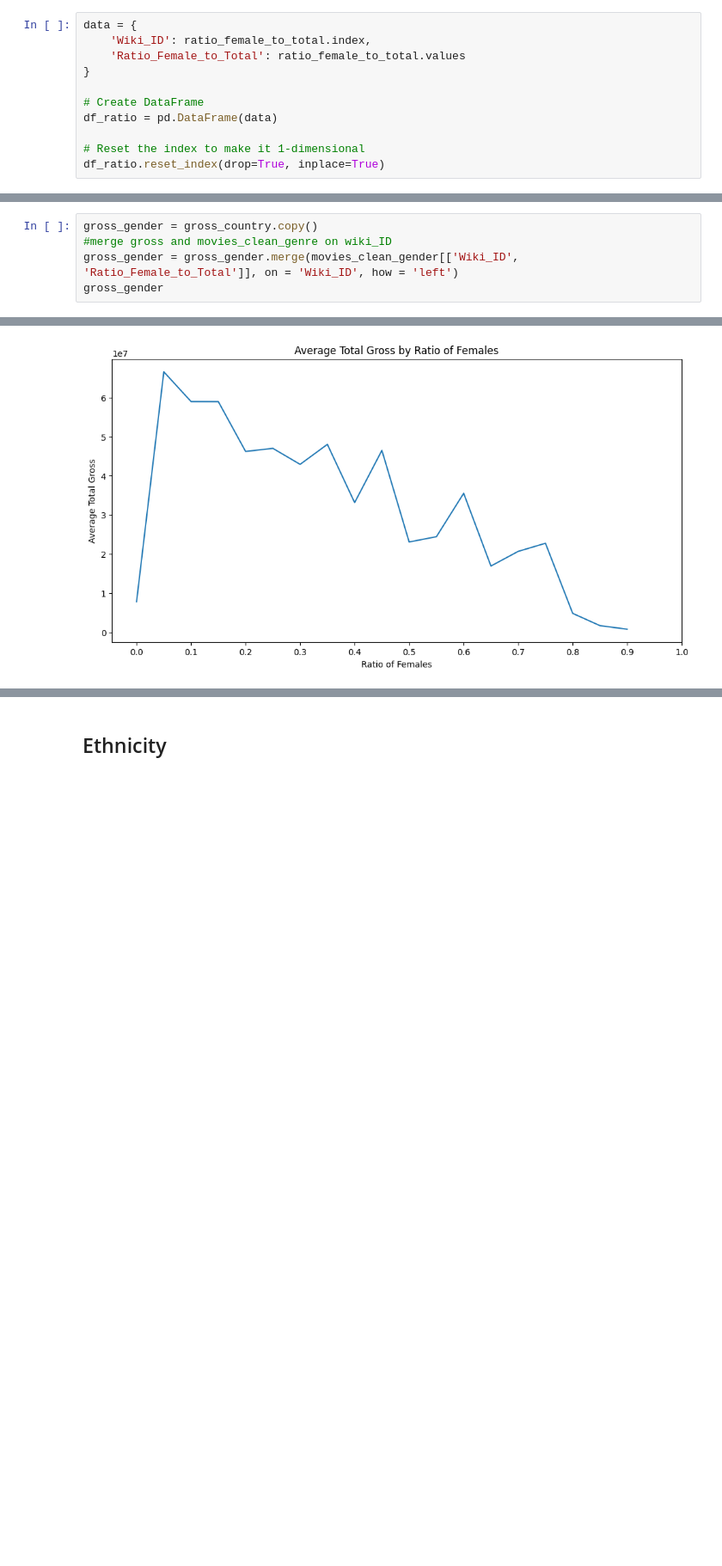
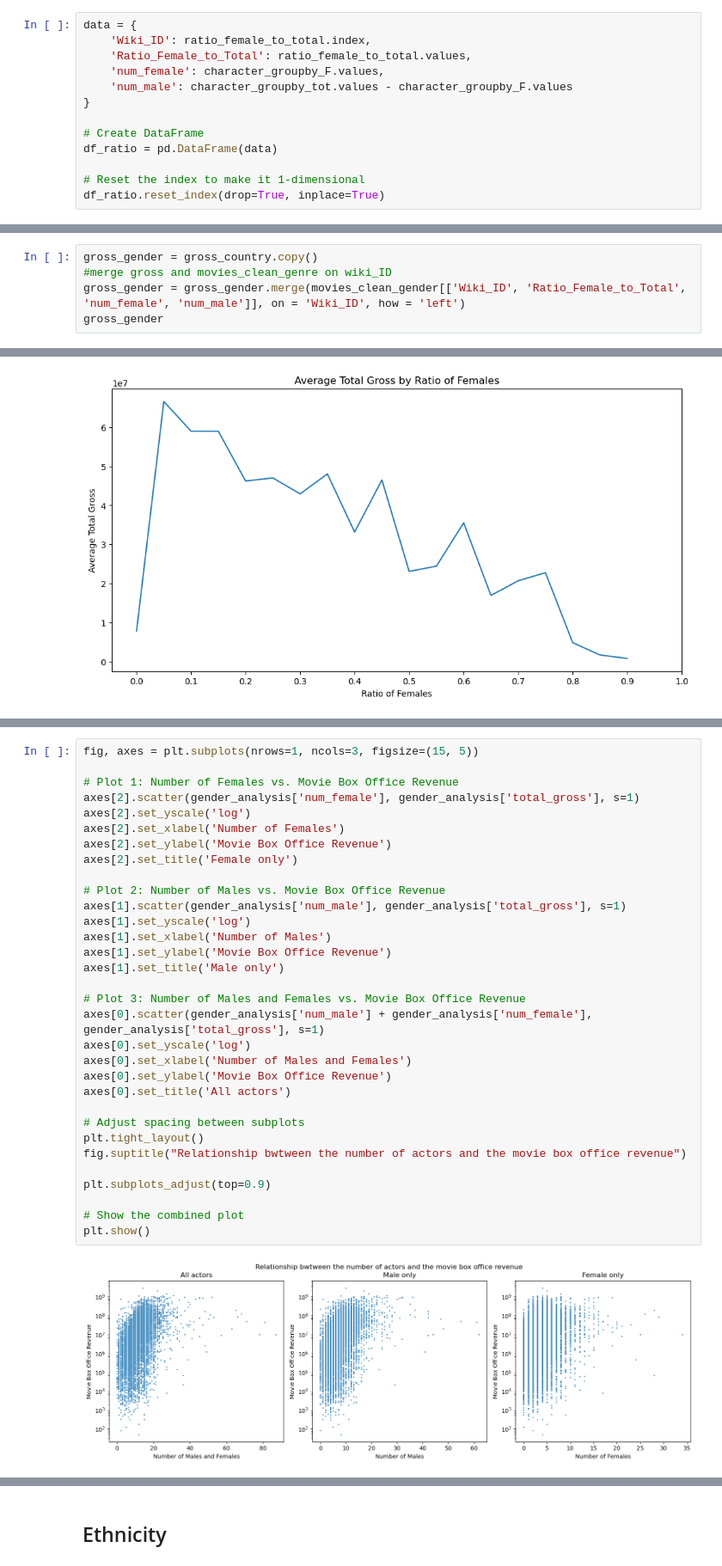
Before and after one commit to epfl-ada/ada-2023-project-nada2023, a Jupyter notebook: notebook.ipynb, the cells around one changed output, grey strips where cells are left out. Shown: that part at 86% size. Cells and saved outputs as stored; diff of their text form; blank space fills up the shorter version.

Commit message:
gender graphs almost all done

```diff
--- a/notebook.ipynb
+++ b/notebook.ipynb
@@ -161,7 +162,9 @@ ratio_female_to_total = character_groupby_F / character_groupby_tot
 # %%
 data = {
     'Wiki_ID': ratio_female_to_total.index,
-    'Ratio_Female_to_Total': ratio_female_to_total.values
+    'Ratio_Female_to_Total': ratio_female_to_total.values,
+    'num_female': character_groupby_F.values,
+    'num_male': character_groupby_tot.values - character_groupby_F.values
 }
 
 # Create DataFrame
@@ -183,7 +186,7 @@ movies_clean_gender.head()
 # %%
 gross_gender = gross_country.copy()
 #merge gross and movies_clean_genre on wiki_ID
-gross_gender = gross_gender.merge(movies_clean_gender[['Wiki_ID', 'Ratio_Female_to_Total']], on = 'Wiki_ID', how = 'left')
+gross_gender = gross_gender.merge(movies_clean_gender[['Wiki_ID', 'Ratio_Female_to_Total', 'num_female', 'num_male']], on = 'Wiki_ID', how = 'left')
 gross_gender
 # %% [output]
 |  | tconst | Wiki_ID | Freebase_ID | country | movie | gross | release_date | genres | countries | ... |
@@ -605,0 +611,34 @@ plt.show()
+# %%
+fig, axes = plt.subplots(nrows=1, ncols=3, figsize=(15, 5))
+
+# Plot 1: Number of Females vs. Movie Box Office Revenue
+axes[2].scatter(gender_analysis['num_female'], gender_analysis['total_gross'], s=1)
+axes[2].set_yscale('log')
+axes[2].set_xlabel('Number of Females')
+axes[2].set_ylabel('Movie Box Office Revenue')
+axes[2].set_title('Female only')
+
+# Plot 2: Number of Males vs. Movie Box Office Revenue
+axes[1].scatter(gender_analysis['num_male'], gender_analysis['total_gross'], s=1)
+axes[1].set_yscale('log')
+axes[1].set_xlabel('Number of Males')
+axes[1].set_ylabel('Movie Box Office Revenue')
+axes[1].set_title('Male only')
+
+# Plot 3: Number of Males and Females vs. Movie Box Office Revenue
+axes[0].scatter(gender_analysis['num_male'] + gender_analysis['num_female'], gender_analysis['total_gross'], s=1)
+axes[0].set_yscale('log')
+axes[0].set_xlabel('Number of Males and Females')
+axes[0].set_ylabel('Movie Box Office Revenue')
+axes[0].set_title('All actors')
+
+# Adjust spacing between subplots
+plt.tight_layout()
+fig.suptitle("Relationship bwtween the number of actors and the movie box office revenue")
+
+plt.subplots_adjust(top=0.9)
+
+# Show the combined plot
+plt.show()
+# %% [output]
+[figure, added]
```
Also changed, not shown: parts of 6 cells of this notebook.
